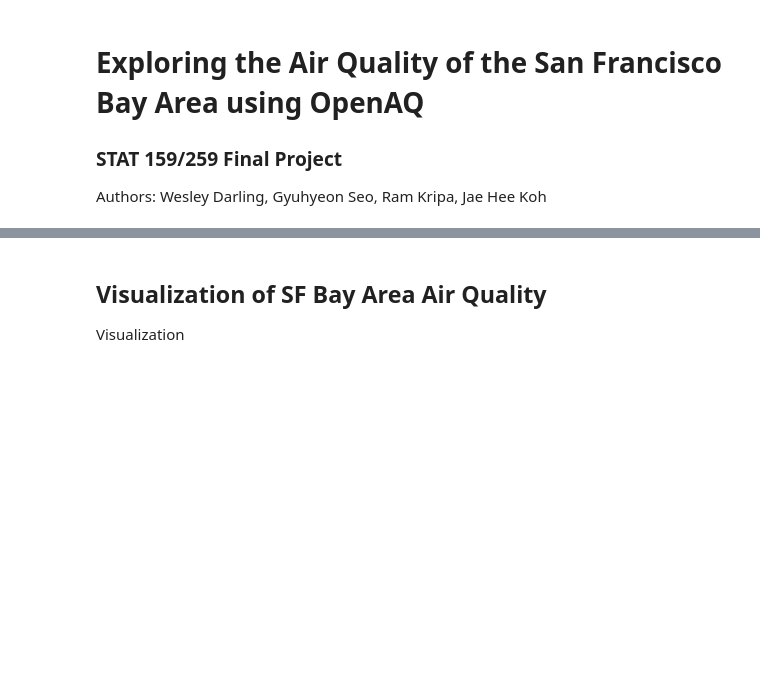
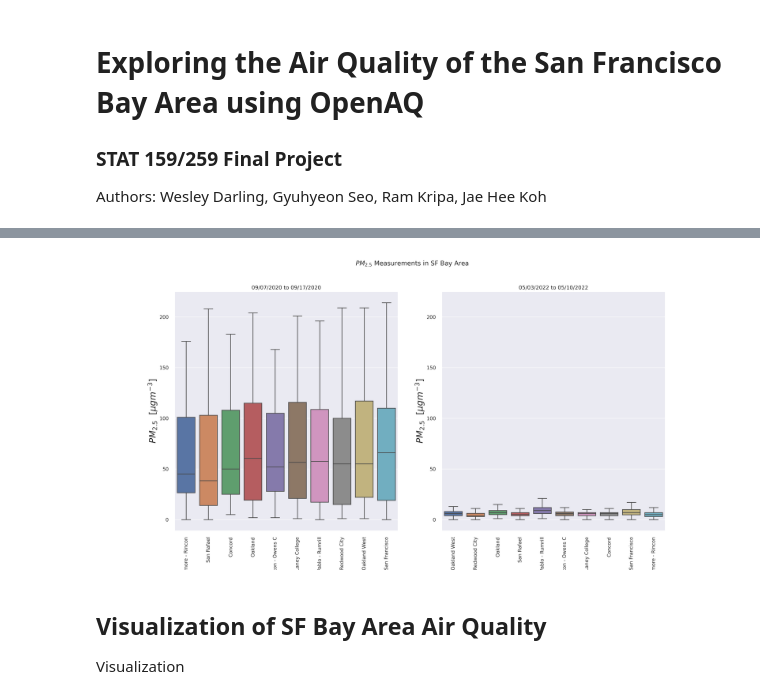
Before and after one commit to UCB-stat-159-s22/hw07-group13, a Jupyter notebook: Main.ipynb, the cells around one changed output, grey strips where cells are left out. Saved outputs shown, nothing was run; the diff lists cells and outputs as text; code cells hidden in the pictures; blank space fills up the shorter version.

```diff
--- a/Main.ipynb
+++ b/Main.ipynb
@@ -22,3 +78,7 @@ Exploring the Data
+# %%
+Image(filename = 'figures/PM25Boxcompare.png', width=1000, height=1000)
+# %% [output]
+[figure, added]
 # %% [markdown]
 ## Visualization of SF Bay Area Air Quality ##
 
```
Also changed, not shown: parts of 11 cells of this notebook, 7 other files.
